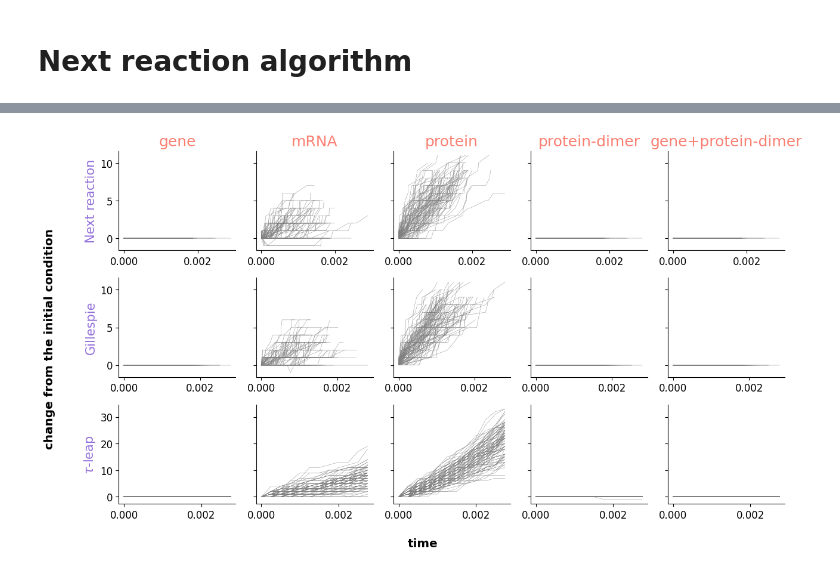
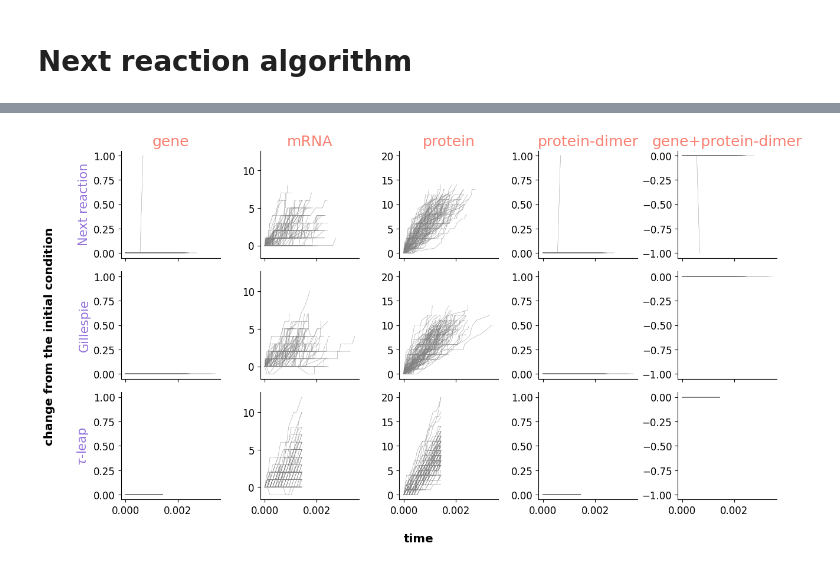
Before and after one commit to ChaosDonkey06/AppliedStochasticAnalysis, a Jupyter notebook: homework/HW05/hw05.ipynb, the cells around one changed output, grey strips where cells are left out. Cells and saved outputs as stored; diff of their text form; code cells hidden in the pictures.

```diff
--- a/homework/HW05/hw05.ipynb
+++ b/homework/HW05/hw05.ipynb
@@ -161,5 +162,5 @@ produced = np.array([[1, 1, 0, 0, 0], # reaction 1
 x0   = np.array([[1, 10, 50, 10, 0]]).T
 
 # time to simulate
-time = 12
+time = 15
 dt   = 2.5e-04
@@ -166,32 +200,34 @@ dt   = 2.5e-04
 # %%
-fig, ax = plt.subplots(3, 5, figsize=(12.5, 7.2), sharex=False, sharey="row")
+dt = 0.00010185969793278822
+
+fig, ax = plt.subplots(3, 5, figsize=(12.5, 7.2), sharex=True, sharey="col")
 
 for k in range(100):
-    x_sim_nr, t_sim_nr = simulate_next_reaction_method(x0, time, κs1, produced, consumed, t_start=0)
-    x_sim_tl, t_sim_tl = tau_leaping(x0, time, κs1, produced, consumed, t_start=0, δt=dt)
-    x_sim_gl, t_sim_gl = gillespie(x0, time, κs1, produced, consumed, t_start=0)
+    x_sim_nr, t_sim_nr = simulate_next_reaction_method(x0, time, κs2, produced, consumed, t_start=0)
+    x_sim_tl, t_sim_tl = tau_leaping(x0, time, κs2, produced, consumed, t_start=0, δt=dt)
+    x_sim_gl, t_sim_gl = gillespie(x0, time, κs2, produced, consumed, t_start=0)
 
     for i in range(5):
-        ax[0, i].plot(t_sim_nr, x_sim_nr[i, :]-x0[i], color="gray", lw=0.3)
-        ax[1, i].plot(t_sim_gl, x_sim_gl[i, :]-x0[i], color="gray", lw=0.3)
-        ax[2, i].plot(t_sim_tl, x_sim_tl[i, :]-x0[i], color="gray", lw=0.3)
+        ax[0, i].plot(t_sim_nr, x_sim_nr[i, :] - x0[i], color="gray", lw=0.3)
+        ax[1, i].plot(t_sim_gl, x_sim_gl[i, :] - x0[i], color="gray", lw=0.3)
+        ax[2, i].plot(t_sim_tl, x_sim_tl[i, :] - x0[i], color="gray", lw=0.3)
 
 for axi in ax.flatten():
     axi.spines['right'].set_visible(False)
     axi.spines['top'].set_visible(False)
 
 titles = ["gene", "mRNA", "protein", "protein-dimer", "gene+protein-dimer"]
 for i in range(5):
     ax[0, i].set_title(titles[i], color="salmon")
 
 for i in range(3):
     ax[i, 0].set_ylabel(["Next reaction", "Gillespie", r"$\tau$-leap"][i], color="mediumpurple")
 
 fig.supylabel("change from the initial condition", weight="bold", x=-0.008)
 fig.supxlabel("time", weight="bold")
 
 plt.tight_layout()
 
-fig.savefig("figures/integration_methods_01.png", bbox_inches="tight", dpi=300)
+fig.savefig("figures/integration_methods_A_02.png", bbox_inches="tight", dpi=300)
 # %% [output]
-[figure, old version]
+[figure, new version]
```
Also changed, not shown: parts of 11 cells of this notebook, 13 other files.
